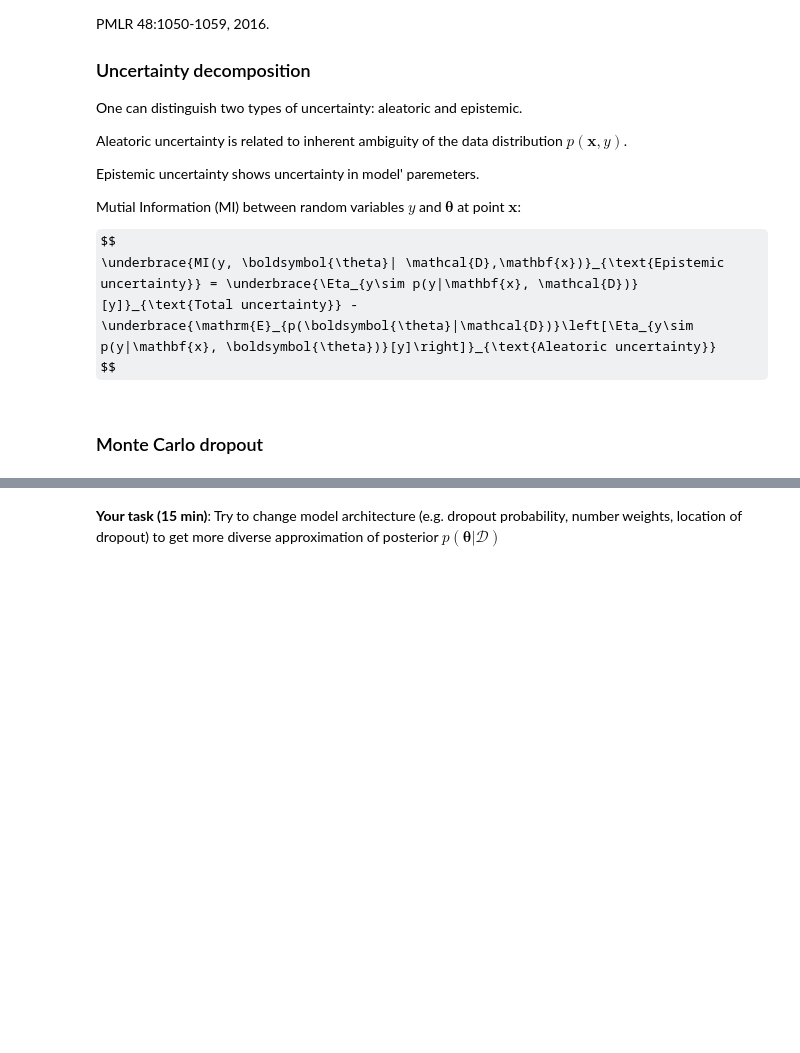
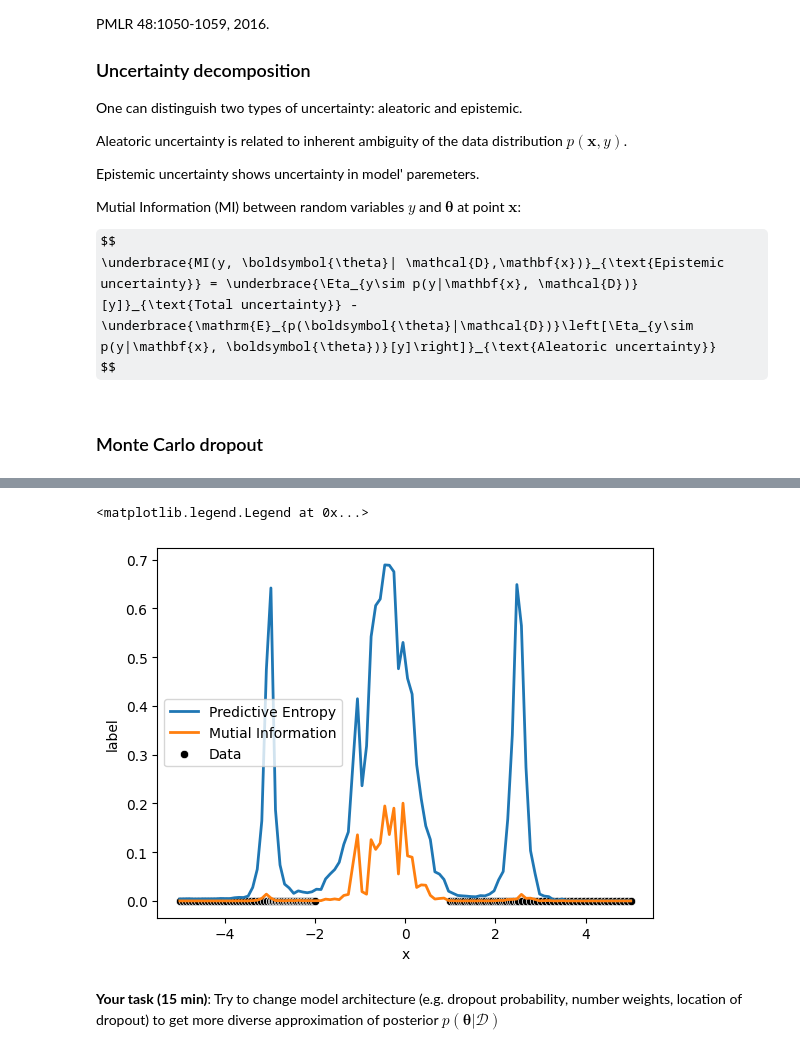
Before and after one commit to Leonid-Erlygin/seminars, a Jupyter notebook: spring_2025/seminar_ue_en.ipynb, the cells around one changed output, grey strips where cells are left out. Drawn from its saved outputs; the diff is of its cells as text; code cells hidden in the pictures; some formulas as TeX source; blank space fills up the shorter version.

```diff
--- a/spring_2025/seminar_ue_en.ipynb
+++ b/spring_2025/seminar_ue_en.ipynb
@@ -170,29 +185,32 @@ $$
 # %%
-# data_to_vis = {"x": data[:, 0], "label": [0] * len(data[:, 0])}
-# sns.scatterplot(data=data_to_vis, x="x", y="label", color="black", label="Data")
+data_to_vis = {"x": data[:, 0], "label": [0] * len(data[:, 0])}
+sns.scatterplot(data=data_to_vis, x="x", y="label", color="black", label="Data")
 
-# posterior_pred = np.mean(p_preds, axis=1)
-# predictive_entropy = -(
-#     posterior_pred * np.log(posterior_pred)
-#     + (1 - posterior_pred) * np.log(1 - posterior_pred)
-# )
-# mutial_information = predictive_entropy - np.mean(
-#     -(p_preds * np.log(p_preds) + (1 - p_preds) * np.log(1 - p_preds)), axis=1
-# )
-# plt.plot(
-#     x_test,
-#     predictive_entropy,
-#     color="tab:blue",
-#     linewidth=2,
-#     label="Predictive Entropy",
-# )
-# plt.plot(
-#     x_test,
-#     mutial_information,
-#     color="tab:orange",
-#     linewidth=2,
-#     label="Mutial Information",
-# )
-# plt.legend()
+posterior_pred = np.mean(p_preds, axis=1)
+predictive_entropy = -(
+    posterior_pred * np.log(posterior_pred)
+    + (1 - posterior_pred) * np.log(1 - posterior_pred)
+)
+mutial_information = predictive_entropy - np.mean(
+    -(p_preds * np.log(p_preds) + (1 - p_preds) * np.log(1 - p_preds)), axis=1
+)
+plt.plot(
+    x_test,
+    predictive_entropy,
+    color="tab:blue",
+    linewidth=2,
+    label="Predictive Entropy",
+)
+plt.plot(
+    x_test,
+    mutial_information,
+    color="tab:orange",
+    linewidth=2,
+    label="Mutial Information",
+)
+plt.legend()
+# %% [output]
+<matplotlib.legend.Legend at 0x...>
+[figure, added]
 # %% [markdown]
 **Your task (15 min)**: Try to change model architecture (e.g. dropout probability, number weights, location of dropout) to get more diverse approximation of posterior $p(\boldsymbol{\theta}|\mathcal{D})$
```
Also changed, not shown: parts of 53 cells of this notebook, 6 other files.
